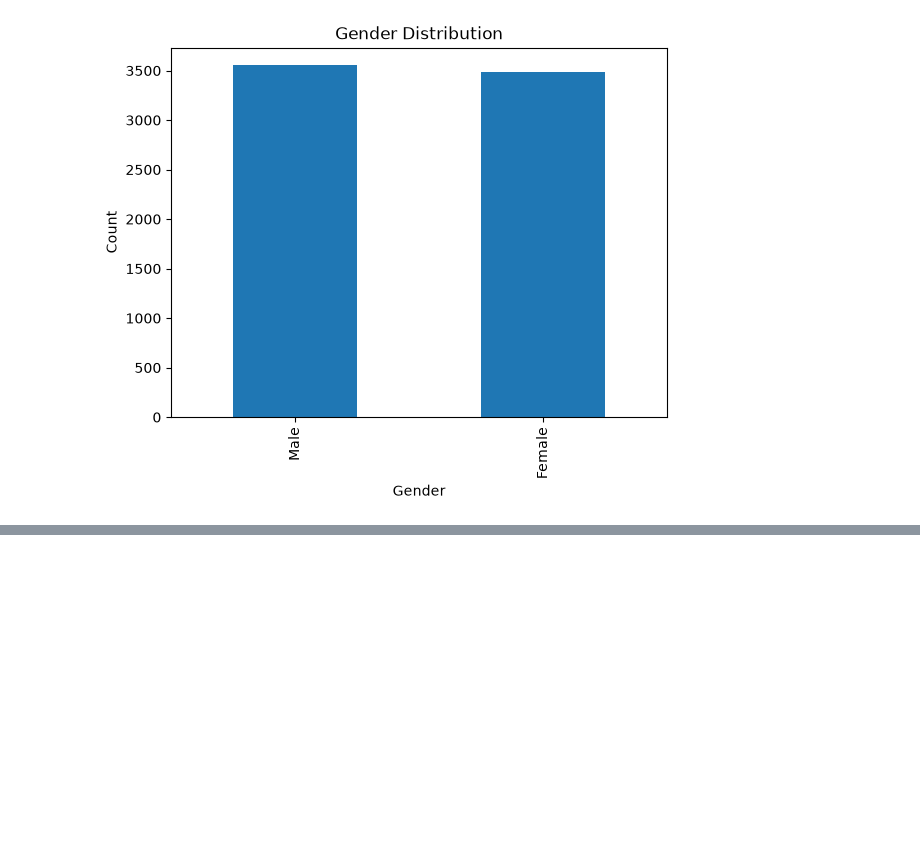
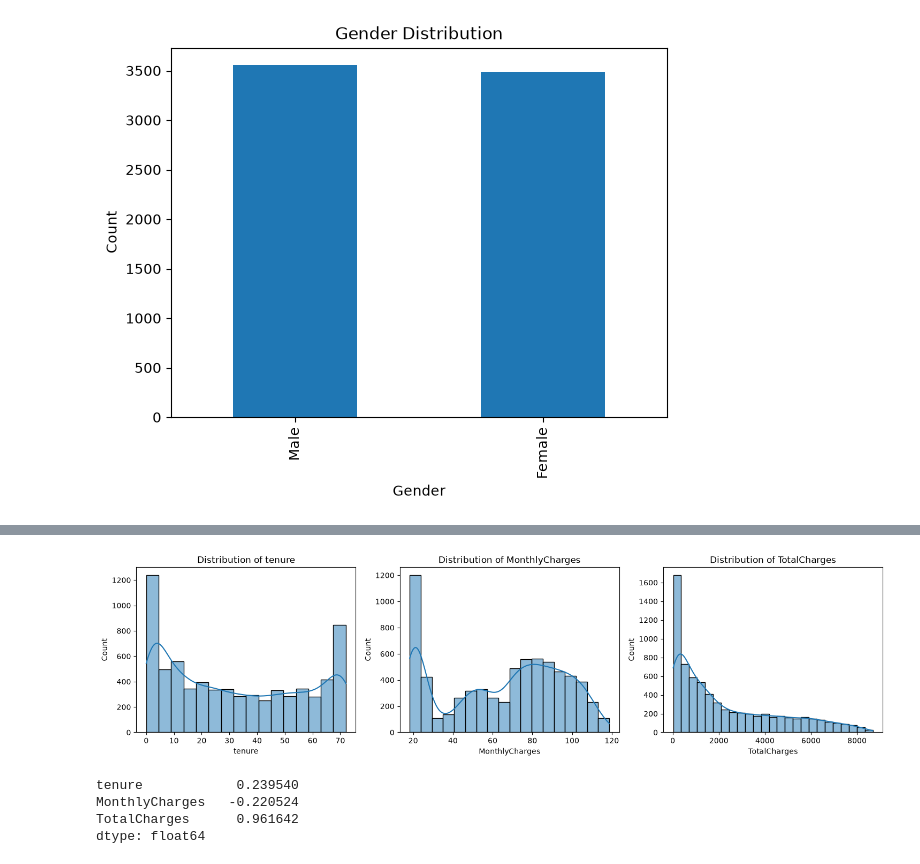
Before and after one commit to Moussa-Mohammed1/client-churn-prediction, a Jupyter notebook: notebooks/01_eda.ipynb, the cells around one changed output, grey strips where cells are left out. Saved outputs shown, nothing was run; the diff lists cells and outputs as text; code cells hidden in the pictures; blank space fills up the shorter version.

```diff
--- a/notebooks/01_eda.ipynb
+++ b/notebooks/01_eda.ipynb
@@ -130,0 +205,17 @@ plt.show()
+# %%
+df['TotalCharges'] = pd.to_numeric(df['TotalCharges'], errors='coerce')
+print("NaNs in TotalCharges after conversion:", df['TotalCharges'].isnull().sum())
+
+print(df['Churn'].value_counts())
+print(df['Churn'].value_counts(normalize=True))
+
+print("Duplicates:", df.duplicated().sum())
+
+print(df.isnull().sum()[df.isnull().sum() > 0])
+
+num_cols = df.select_dtypes(include=['int64', 'float64']).columns.tolist()
+cat_cols = df.select_dtypes(include=['object', 'string']).columns.tolist()
+print("Numeric:", num_cols)
+print("Categorical:", cat_cols)
+
+print("Unique customerIDs:", df['customerID'].nunique(), "out of", len(df))
@@ -130,0 +238,19 @@ plt.show()
+# %%
+import matplotlib.pyplot as plt
+import seaborn as sns
+
+num_features = ['tenure', 'MonthlyCharges', 'TotalCharges']
+fig, axes = plt.subplots(1, 3, figsize=(18, 4))
+for ax, col in zip(axes, num_features):
+    sns.histplot(df[col], kde=True, ax=ax)
+    ax.set_title(f"Distribution of {col}")
+plt.show()
+# %% [output]
+[figure, added]
+# %%
+df[num_features].skew()
+# %% [output]
+tenure            0.239540
+MonthlyCharges   -0.220524
+TotalCharges      0.961642
+dtype: float64
```
Also changed, not shown: parts of 18 cells of this notebook.
